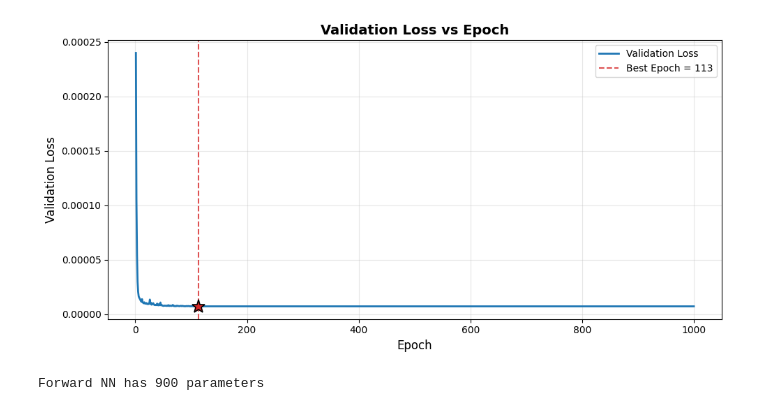
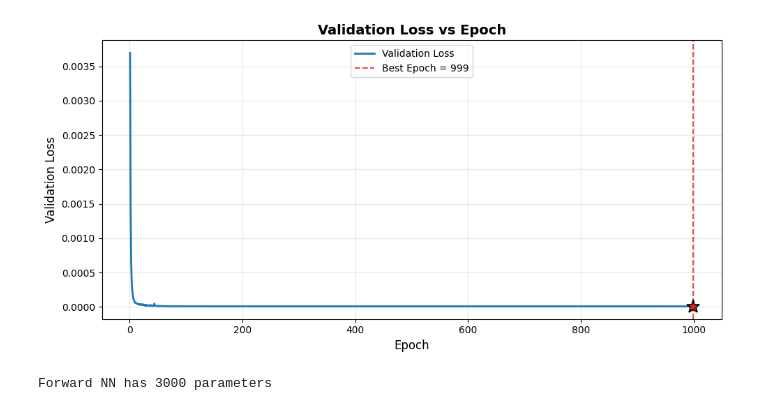
Before and after one commit to aquigney/sparseDPD, a Jupyter notebook: refactored_notebook.ipynb, the cells around one changed output. Drawn from its saved outputs; the diff is of its cells as text; code cells hidden in the pictures.

```diff
--- a/refactored_notebook.ipynb
+++ b/refactored_notebook.ipynb
@@ -17,10 +17,10 @@ volterra_forward_model = Volterra(num_nl_orders=5, num_memory_levels=15, dataset
 print(f" Volterra NMSE: {volterra_forward_model.calculate_volterra_nmse(simpleDataManager.test_dataset)} dB")
 
 # Test NN forward performance
-forward_nn = NeuralNetwork(num_memory_levels=15, model_type='PNTDNN', forward_model=True)
+forward_nn = NeuralNetwork(num_memory_levels=20, model_type='PNTDNN', forward_model=True)
 train_losses_fwd, valid_losses_fwd, best_epoch_fwd = forward_nn.get_best_model(num_epochs=1000, training_dataset=simpleDataManager.training_dataset,
                                                                                validation_dataset=simpleDataManager.validation_dataset, learning_rate=1e-3, use_frames=True,
-                                                                               frame_stride=50, frame_length=500)
+                                                                               frame_stride=100, frame_length=500)
 # Print NMSE for forward model
 fwd_nmse = forward_nn.calculate_forward_nmse(simpleDataManager.test_dataset)
 print(f"NN Forward Model NMSE: {fwd_nmse:.2f} dB")
@@ -47,5 +47,5 @@ NN Forward Model NMSE: -41.27 dB
-[figure, old version]
+[figure, new version]
-Forward NN has 900 parameters
+Forward NN has 3000 parameters
 # %%
 # Run linear pruning experiment on simple dataset
 exp = LinearExperiment(forward_nn, 12, 0.2, 300, simpleDataManager.get_training_data(), simpleDataManager.get_validation_data(), simpleDataManager.get_test_data())
```
Also changed, not shown: parts of 1 cell of this notebook, 1 other file.
